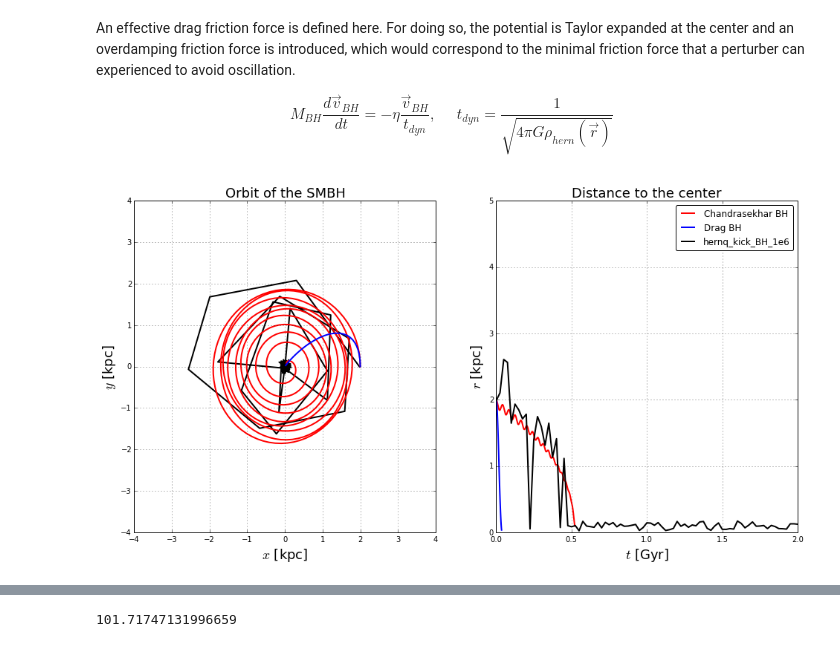
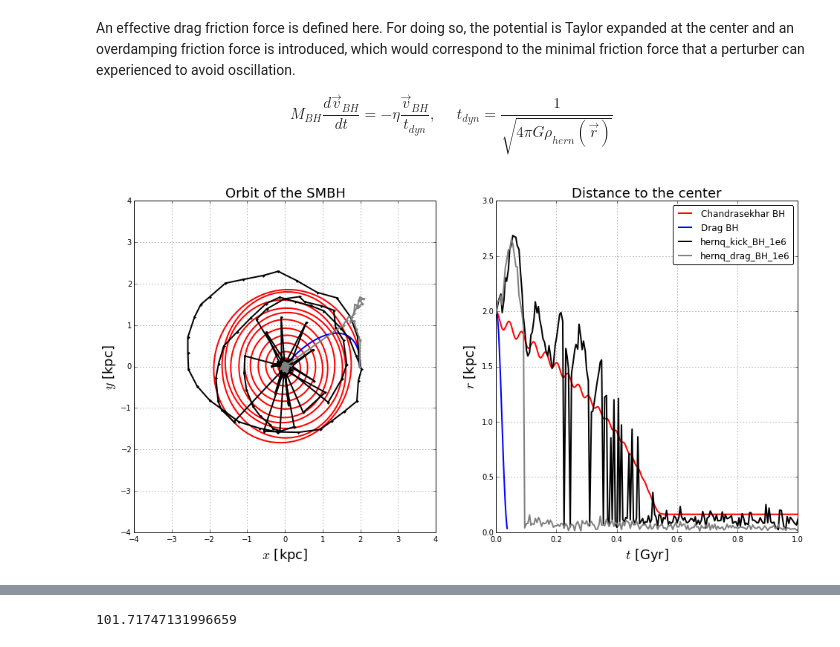
Before and after one commit to sbustamante/CosmologicalBlackHoles, a Jupyter notebook: Codes/controlled_experiments.ipynb, the cells around one changed output, grey strips where cells are left out. Saved outputs shown, nothing was run; the diff lists cells and outputs as text; code cells hidden in the pictures.

```diff
--- a/Codes/controlled_experiments.ipynb
+++ b/Codes/controlled_experiments.ipynb
@@ -148,0 +133,11 @@ bh_s2_t2_g.read_trajectory( )
+# %%
+bh_s26 = black_hole_sim( simulation = 'hernq_drag_BH_1e6',
+                         snapbase = 'snapshot',
+                         n_snap = 400,
+                         datafolder = DataFolder,
+                         resultsfolder = DataResults,
+                         center = [250,250,250] )
+if LoadData:
+    bh_s26.load_trajectory( )
+else:
+    bh_s26.read_trajectory( )
@@ -270,12 +344,9 @@ $$ M_{BH}\frac{d \vec{v}_{BH}}{dt} = -16 \pi \ln(\Lambda) G^2 M_{BH}^2\left[ \in
 #PARAMETERS OF CHANDRASEKHAR FORCE
 #Mass of black hole [1e10 M_sun]
 Mb = 1e-2
-#Impact parameters [kpc]
-bmin = 0.05
-bmax = 0.1*a
 
 #Distribution function
-hernquist.kargs = { 'Mb':Mb, 'bmin':bmin, 'bmax':bmax }
+hernquist.kargs = { 'Mb':Mb }
 # %%
 #PARAMETERS OF THE BH
 #Initial position [kpc]
@@ -298,7 +369,9 @@ for i in xrange( N ):
         break
 
 rtc1 = np.array(BHC1.rt[:])
+rmtc1 = np.linalg.norm( rtc1, axis=1 )
 vtc1 = np.array(BHC1.vt[:])
+vmtc1 = np.linalg.norm( vtc1, axis=1 )
 tc1 = np.array(BHC1.time)
 # %% [markdown]
 ## Drag friction force - overdamping
@@ -337,48 +410,49 @@ for i in xrange( N ):
         break
 
 rtd1 = np.array(BHD1.rt[:])
+rmtd1 = np.linalg.norm( rtd1, axis=1 )
 vtd1 = np.array(BHD1.vt[:])
+vmtd1 = np.linalg.norm( vtd1, axis=1 )
 td1 = np.array(BHD1.time)
 # %%
 plt.figure( figsize=(16,8) )
 plt.subplot(1,2,1)
 
 #Analytic trajectories
 plt.plot(rtc1[:,0], rtc1[:,1], '-', lw=2, color = 'red')
 plt.plot(rtd1[:,0], rtd1[:,1], '-', lw=2, color = 'blue')
 
 
 #Simulated trajectories
-T = 240
-plt.plot( bh_s2.r[:T,0], bh_s2.r[:T,1] , '-', lw=2, color = 'black', zorder = 0 )
-
+T = 400
+plt.plot( bh_s16.r_c[:T,0], bh_s16.r_c[:T,1] , '.-', lw=2, color = 'black', zorder = 10 )
+plt.plot( bh_s26.r_c[:T,0], bh_s26.r_c[:T,1] , '.-', lw=2, color = 'gray', zorder = 10 )
 
 dL = 4
 plt.xlim( (-dL,dL) )
 plt.ylim( (-dL,dL) )
 plt.xlabel( "$x$ [kpc]", fontsize = 18 )
 plt.ylabel( "$y$ [kpc]", fontsize = 18 )
 plt.grid(1)
 plt.title( "Orbit of the SMBH", fontsize = 18 )
 
 plt.subplot(1,2,2)
 
 #Analytic trajectories
-plt.plot(tc1, np.sqrt(rtc1[:,0]**2 + rtc1[:,1]**2 + rtc1[:,2]**2), '-', lw=2, color = 'red', label = 'Chandrasekhar BH')
-plt.plot(td1, np.sqrt(rtd1[:,0]**2 + rtd1[:,1]**2 + rtd1[:,2]**2), '-', lw=2, color = 'blue', label = 'Drag BH')
+plt.plot(tc1, rmtc1, '-', lw=2, color = 'red', label = 'Chandrasekhar BH')
+plt.plot(td1, rmtd1, '-', lw=2, color = 'blue', label = 'Drag BH')
 
 #Simulated trajectories
-T = 240
-plt.plot( bh_s2.t[:T], np.sqrt( bh_s2.r[:T,0]**2 + bh_s2.r[:T,1]**2 + bh_s2.r[:T,2]**2 ),
-'-', lw=2, color = 'black', zorder = 10, label = 'hernq_kick_BH_1e6' )
+plt.plot( bh_s16.t[:T], bh_s16.rm_c[:T], '-', lw=2, color = 'black', zorder = 10, label = 'hernq_kick_BH_1e6' )
+plt.plot( bh_s26.t[:T], bh_s26.rm_c[:T], '-', lw=2, color = 'gray', zorder = 10, label = 'hernq_drag_BH_1e6' )
 
 #plt.semilogx()
-plt.ylim( (0,5) )
-plt.xlim( (0,2) )
+plt.ylim( (0,3) )
+plt.xlim( (0,1) )
 plt.xlabel( "$t$ [Gyr]", fontsize = 18 )
 plt.ylabel( "$r$ [kpc]", fontsize = 18 )
 plt.grid(1)
 plt.title( "Distance to the center", fontsize = 18 )
 leg = plt.legend( loc= 'upper right', fancybox = True )
 # %% [output]
-[figure, old version]
+[figure, new version]
```
Also changed, not shown: parts of 33 cells of this notebook, 11 other files.
